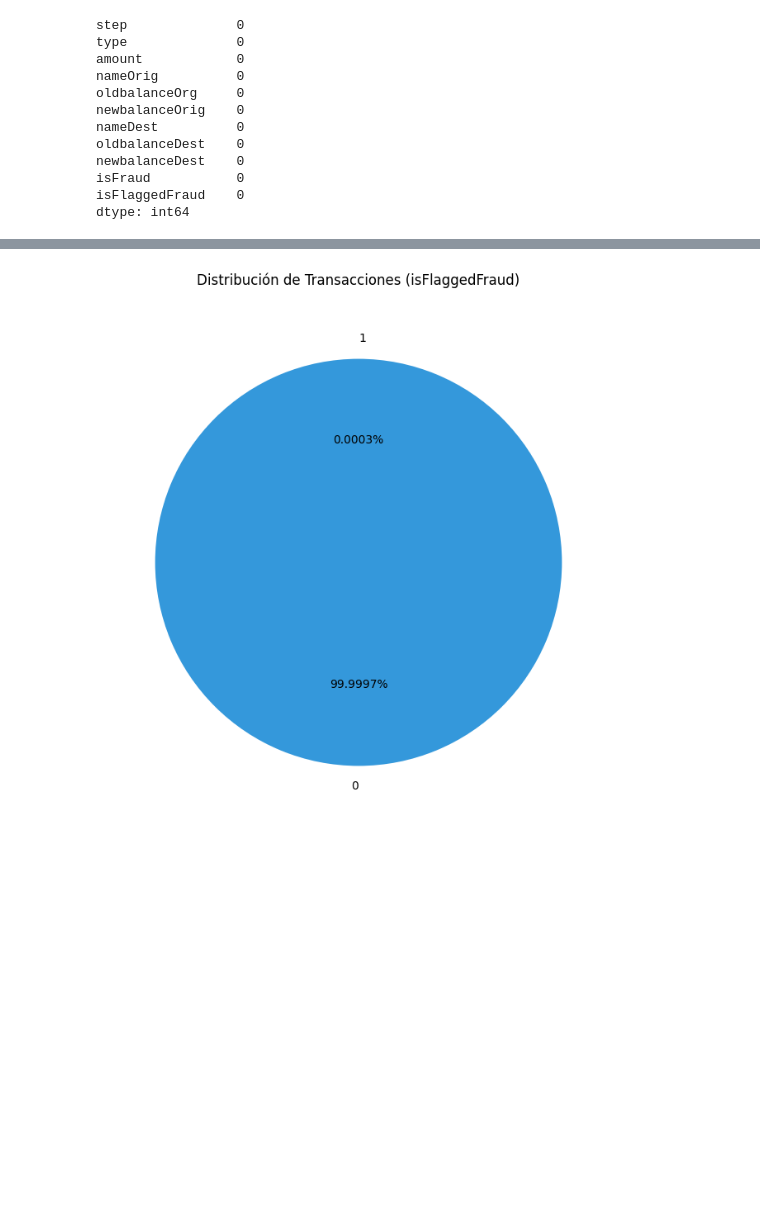
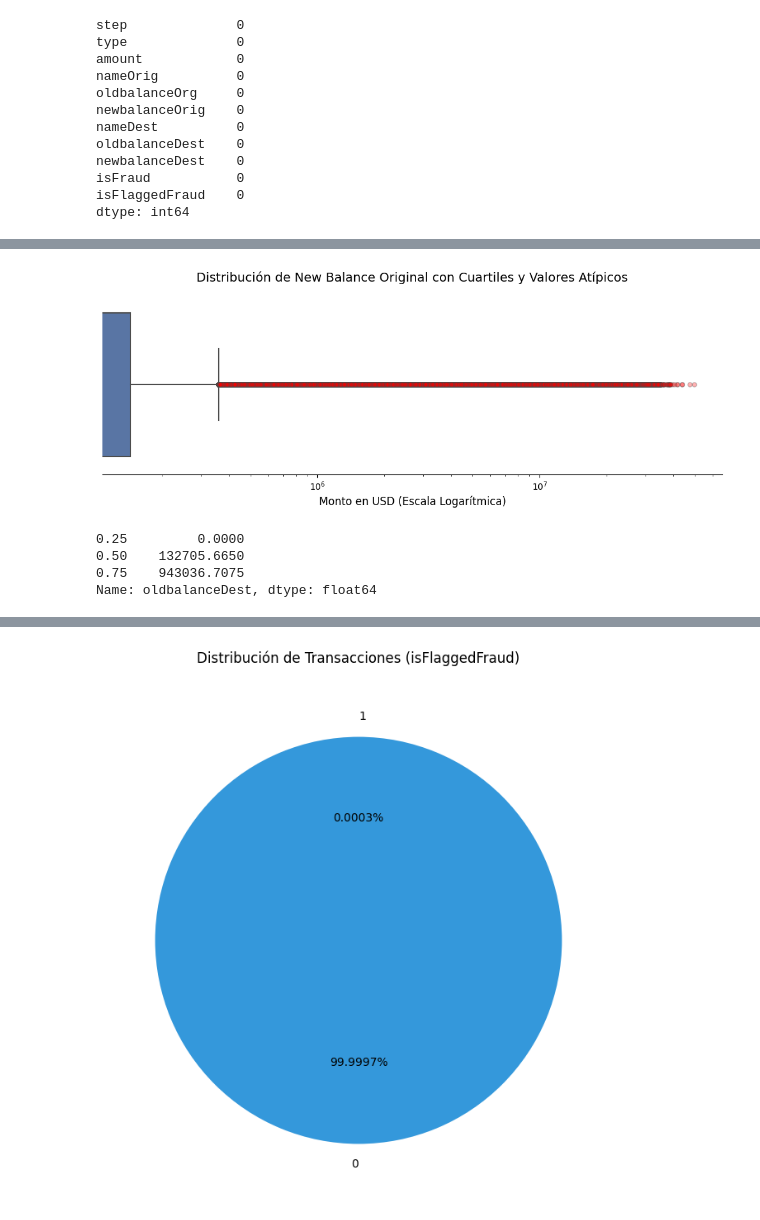
Before and after one commit to EmmaAli1604/Deteccion-Fraudes-Bancarios, a Jupyter notebook: deteccion-fraudes-bancarios/notebooks/EDA.ipynb, the cells around one changed output, grey strips where cells are left out. Cells and saved outputs as stored; diff of their text form; code cells hidden in the pictures; blank space fills up the shorter version.

```diff
--- a/deteccion-fraudes-bancarios/notebooks/EDA.ipynb
+++ b/deteccion-fraudes-bancarios/notebooks/EDA.ipynb
@@ -88,0 +186,37 @@ Como se ve, es una abse de dtoas bonita ya que no tenemos datos nulos, muchos de
+# %%
+plt.figure(figsize=(10, 4))
+
+
+sns.boxplot(
+    x=data['newbalanceOrig'],
+    color='#4C72B0',
+    linewidth=1.5,
+    flierprops={'marker': 'o', 'markerfacecolor': 'red', 'alpha': 0.3} # Estiliza los valores atípicos
+)
+
+
+plt.xscale('log')
+
+
+plt.title('Distribución de New Balance Original con Cuartiles y Valores Atípicos', fontsize=14, pad=15)
+plt.xlabel('Monto en USD (Escala Logarítmica)', fontsize=12)
+
+
+plt.gca().spines['top'].set_visible(False)
+plt.gca().spines['right'].set_visible(False)
+plt.gca().spines['left'].set_visible(False)
+plt.gca().get_yaxis().set_visible(False)
+
+plt.tight_layout()
+plt.show()
+# %% [output]
+[figure, added]
+# %%
+cuartiles = data['oldbalanceDest'].quantile([0.25, 0.5, 0.75])
+rango = data['oldbalanceDest'].max() - data['oldbalanceDest'].min()
+print(cuartiles)
+# %% [output]
+0.25         0.0000
+0.50    132705.6650
+0.75    943036.7075
+Name: oldbalanceDest, dtype: float64
```
Also changed, not shown: parts of 29 cells of this notebook, 3 other files.
